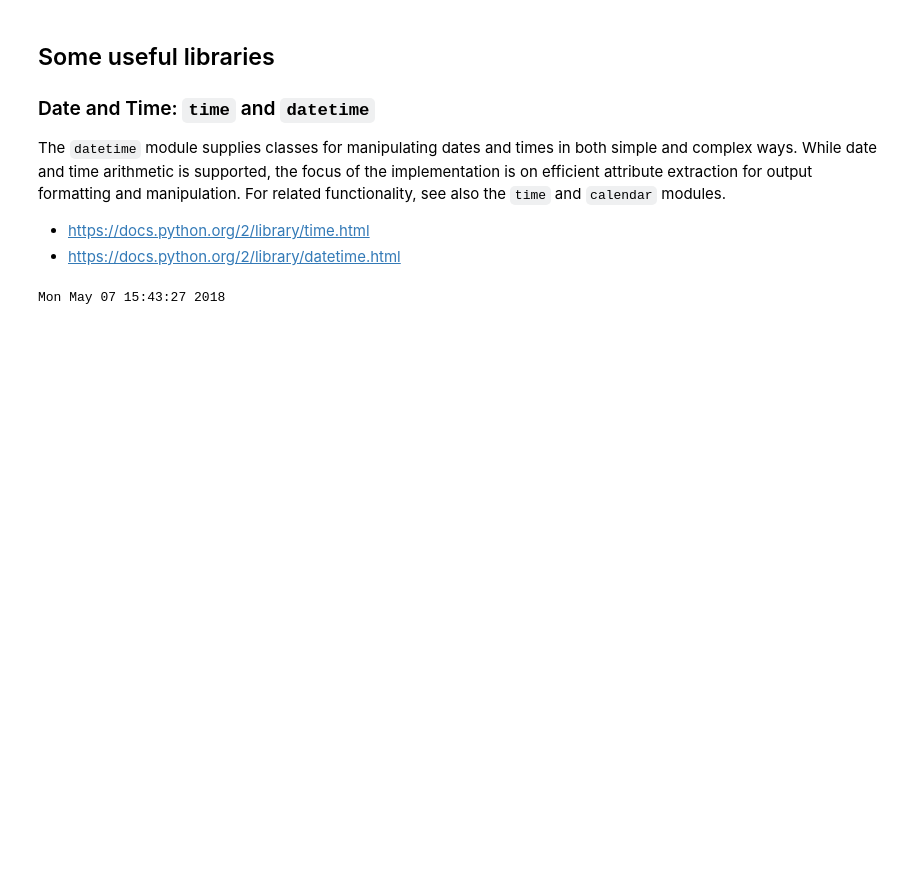
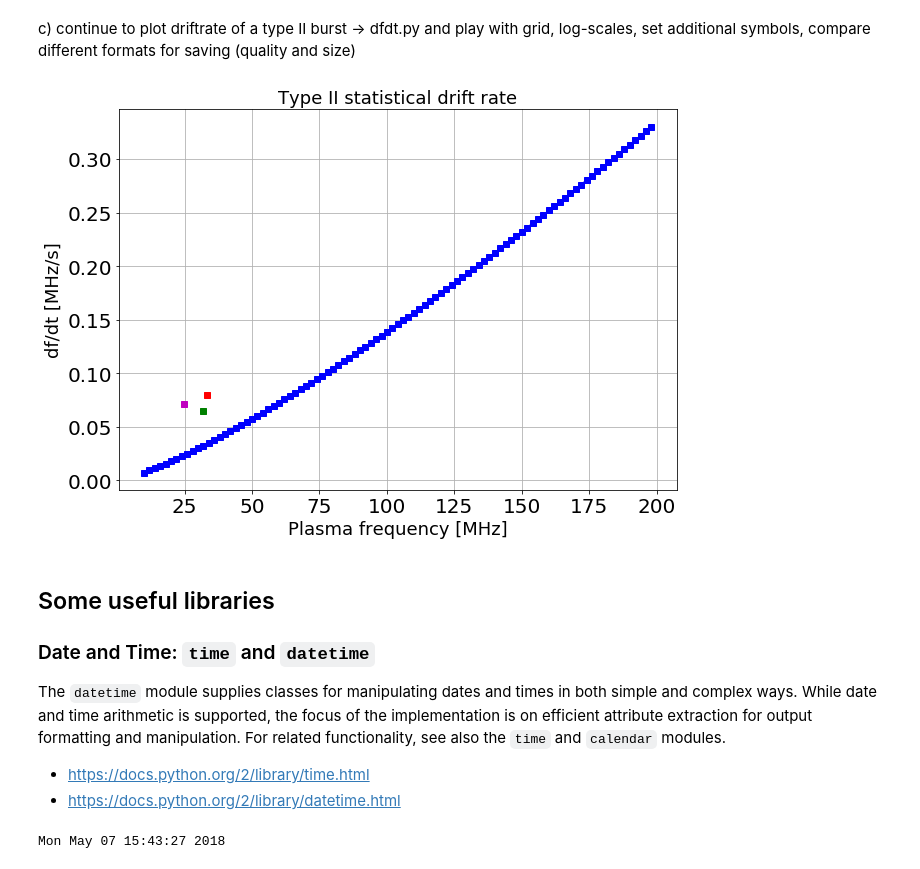
Before and after one commit to astrax/COSPAR_CBW_Ethiopia2018, a Jupyter notebook: Notebooks/Lecture1.ipynb, the cells around one changed output. Cells and saved outputs as stored; diff of their text form; code cells hidden in the pictures; blank space fills up the shorter version.

```diff
--- a/Notebooks/Lecture1.ipynb
+++ b/Notebooks/Lecture1.ipynb
@@ -3,3 +108,38 @@
+# %% [markdown]
+c) continue to plot driftrate of a type II burst -> dfdt.py and play with grid, log-scales,
+   set additional symbols, compare different formats for saving (quality and size)
+# %%
+# %load ../Lectures/Lecture_1/dfdt.py
+"""
+Created on Wed Feb 22 12:35:36 2017
+Lecture 1.3/5 Plot a mathematical function
+@author: Christian
+"""
+from matplotlib import pyplot as plt
+import numpy as np
+
+plt.figure(figsize=(10,7))
+fp = np.arange(10, 200, 2)
+dfdt = 4.0e-4 * fp**1.27
+plt.plot(fp,dfdt,'-sb')
+plt.xlabel("Plasma frequency [MHz]",size=18)
+plt.ylabel("df/dt [MHz/s]",size=18)
+plt.title("Type II statistical drift rate", size=18)
+plt.grid(True)
+#plt.xscale('log')
+#plt.yscale('log')
+plt.tick_params(labelsize=20)
+plt.plot(33.35,0.08,'-sr')  # measured driftrate MHz/s
+plt.plot(31.9,0.065,'-sg')  # measured driftrate MHz/s
+plt.plot(24.9,0.071,'-sm')  # measured driftrate MHz/s
+
+plt.savefig("Driftrate.png")
+plt.savefig("Driftrate.pdf")
+plt.savefig("Driftrate.eps")
+plt.savefig("Driftrate.tif")
+plt.show()
+# %% [output]
+[figure, added]
 # %% [markdown]
 ## Some useful libraries
 
```
Also changed, not shown: parts of 7 cells of this notebook, 5 other files.
